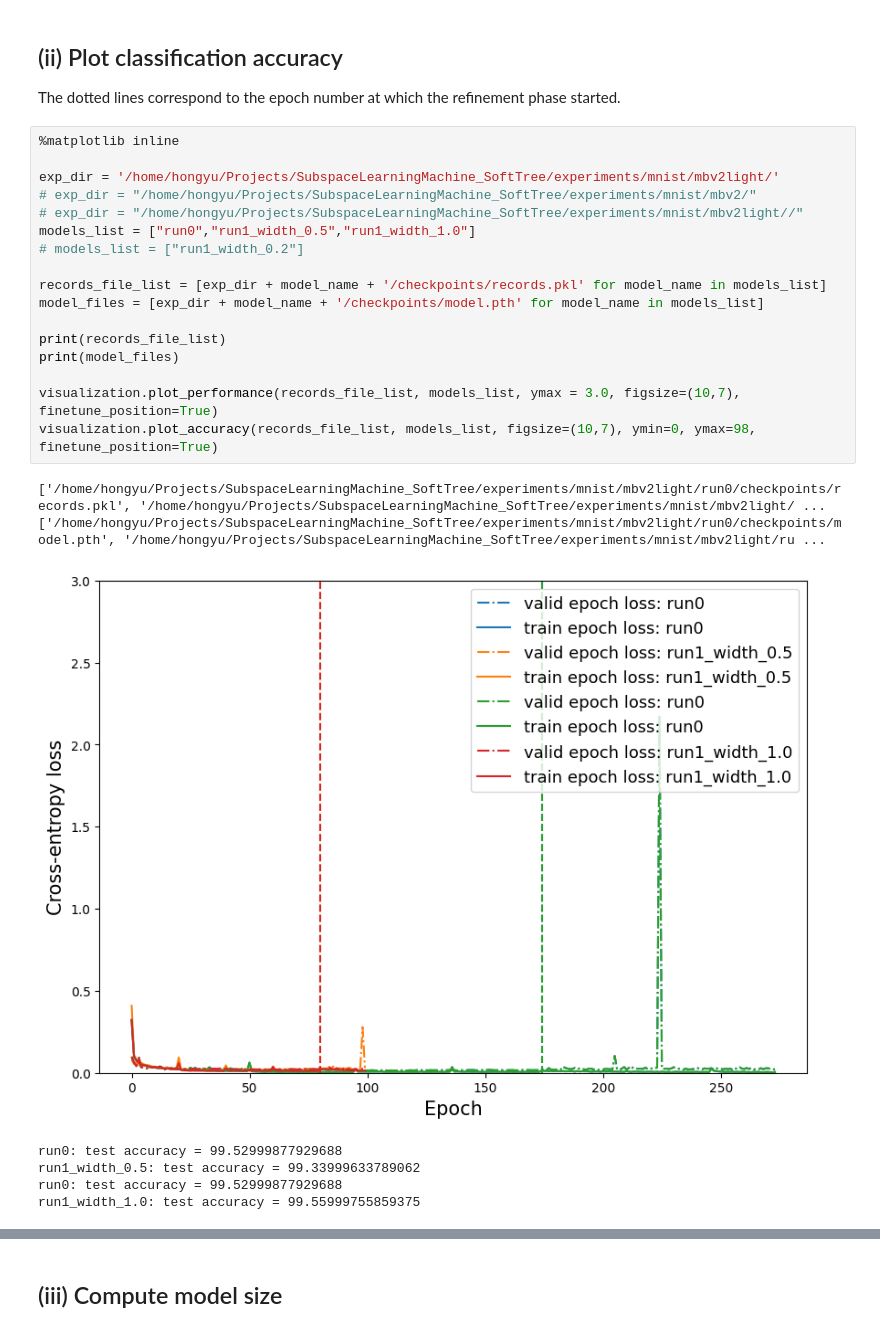
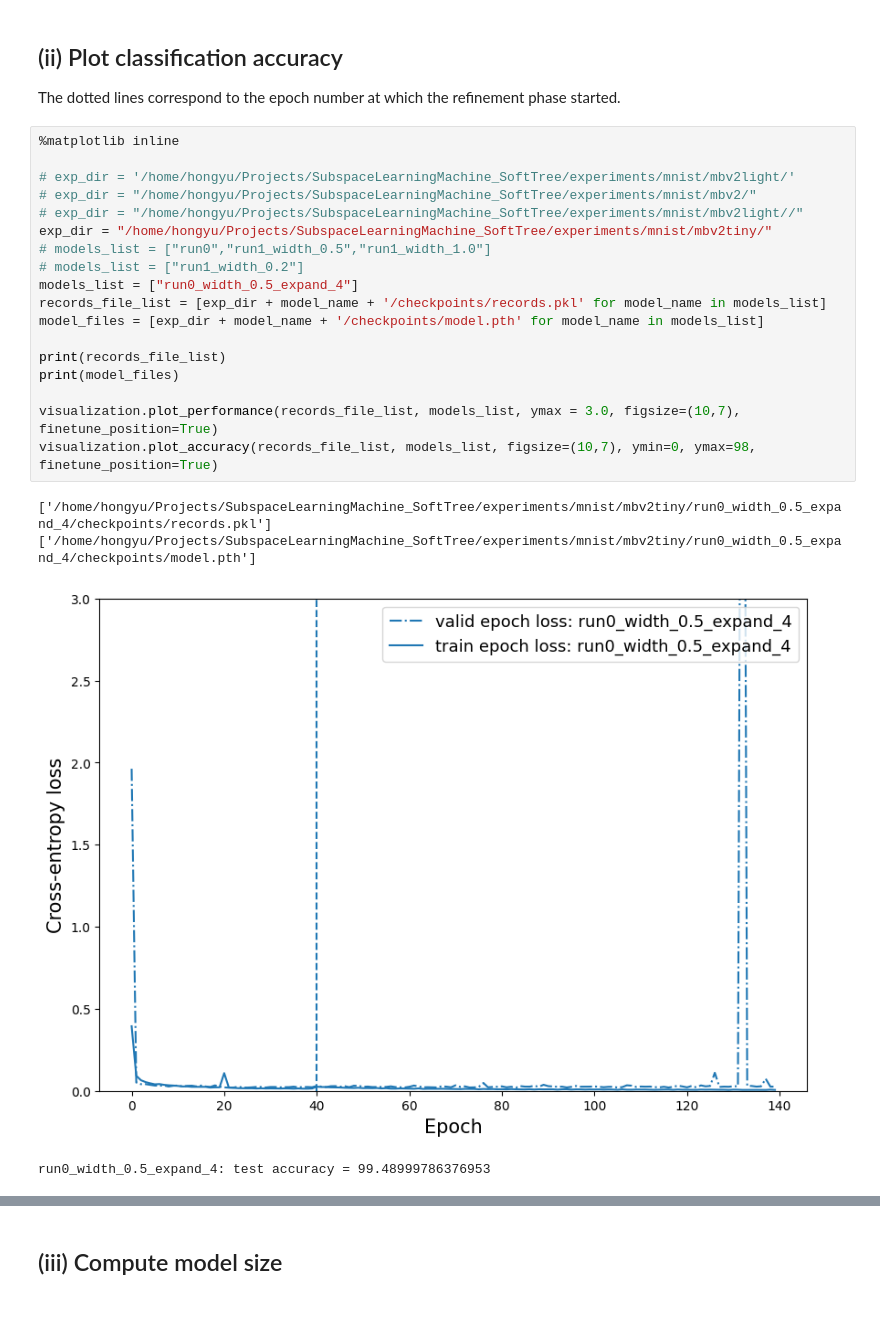
Before and after one commit to ChuniHiro/SubspaceLearningMachine_SoftTree, a Jupyter notebook: examples/evaluation_mnist.ipynb, the cells around one changed output, grey strips where cells are left out. Drawn from its saved outputs; the diff is of its cells as text.

```diff
--- a/examples/evaluation_mnist.ipynb
+++ b/examples/evaluation_mnist.ipynb
@@ -14,25 +14,23 @@ The dotted lines correspond to the epoch number at which the refinement phase st
 # %%
 %matplotlib inline
 
-exp_dir = '/home/hongyu/Projects/SubspaceLearningMachine_SoftTree/experiments/mnist/mbv2light/'
+# exp_dir = '/home/hongyu/Projects/SubspaceLearningMachine_SoftTree/experiments/mnist/mbv2light/'
 # exp_dir = "/home/hongyu/Projects/SubspaceLearningMachine_SoftTree/experiments/mnist/mbv2/"
 # exp_dir = "/home/hongyu/Projects/SubspaceLearningMachine_SoftTree/experiments/mnist/mbv2light//"
-models_list = ["run0","run1_width_0.5","run1_width_1.0"]
+exp_dir = "/home/hongyu/Projects/SubspaceLearningMachine_SoftTree/experiments/mnist/mbv2tiny/"
+# models_list = ["run0","run1_width_0.5","run1_width_1.0"]
 # models_list = ["run1_width_0.2"]
-
+models_list = ["run0_width_0.5_expand_4"]
 records_file_list = [exp_dir + model_name + '/checkpoints/records.pkl' for model_name in models_list]
 model_files = [exp_dir + model_name + '/checkpoints/model.pth' for model_name in models_list]
 
 print(records_file_list)
 print(model_files)
 
 visualization.plot_performance(records_file_list, models_list, ymax = 3.0, figsize=(10,7), finetune_position=True)
 visualization.plot_accuracy(records_file_list, models_list, figsize=(10,7), ymin=0, ymax=98, finetune_position=True)
 # %% [output]
-['/home/hongyu/Projects/SubspaceLearningMachine_SoftTree/experiments/mnist/mbv2light/run0/checkpoints/records.pkl', '/home/hongyu/Projects/SubspaceLearningMachine_SoftTree/experiments/mnist/mbv2light/ ...
-['/home/hongyu/Projects/SubspaceLearningMachine_SoftTree/experiments/mnist/mbv2light/run0/checkpoints/model.pth', '/home/hongyu/Projects/SubspaceLearningMachine_SoftTree/experiments/mnist/mbv2light/ru ...
+['/home/hongyu/Projects/SubspaceLearningMachine_SoftTree/experiments/mnist/mbv2tiny/run0_width_0.5_expand_4/checkpoints/records.pkl']
+['/home/hongyu/Projects/SubspaceLearningMachine_SoftTree/experiments/mnist/mbv2tiny/run0_width_0.5_expand_4/checkpoints/model.pth']
-[figure, old version]
+[figure, new version]
-run0: test accuracy = 99.52999877929688
-run1_width_0.5: test accuracy = 99.33999633789062
-run0: test accuracy = 99.52999877929688
-run1_width_1.0: test accuracy = 99.55999755859375
+run0_width_0.5_expand_4: test accuracy = 99.48999786376953
```
Also changed, not shown: parts of 5 cells of this notebook, 5 other files.
